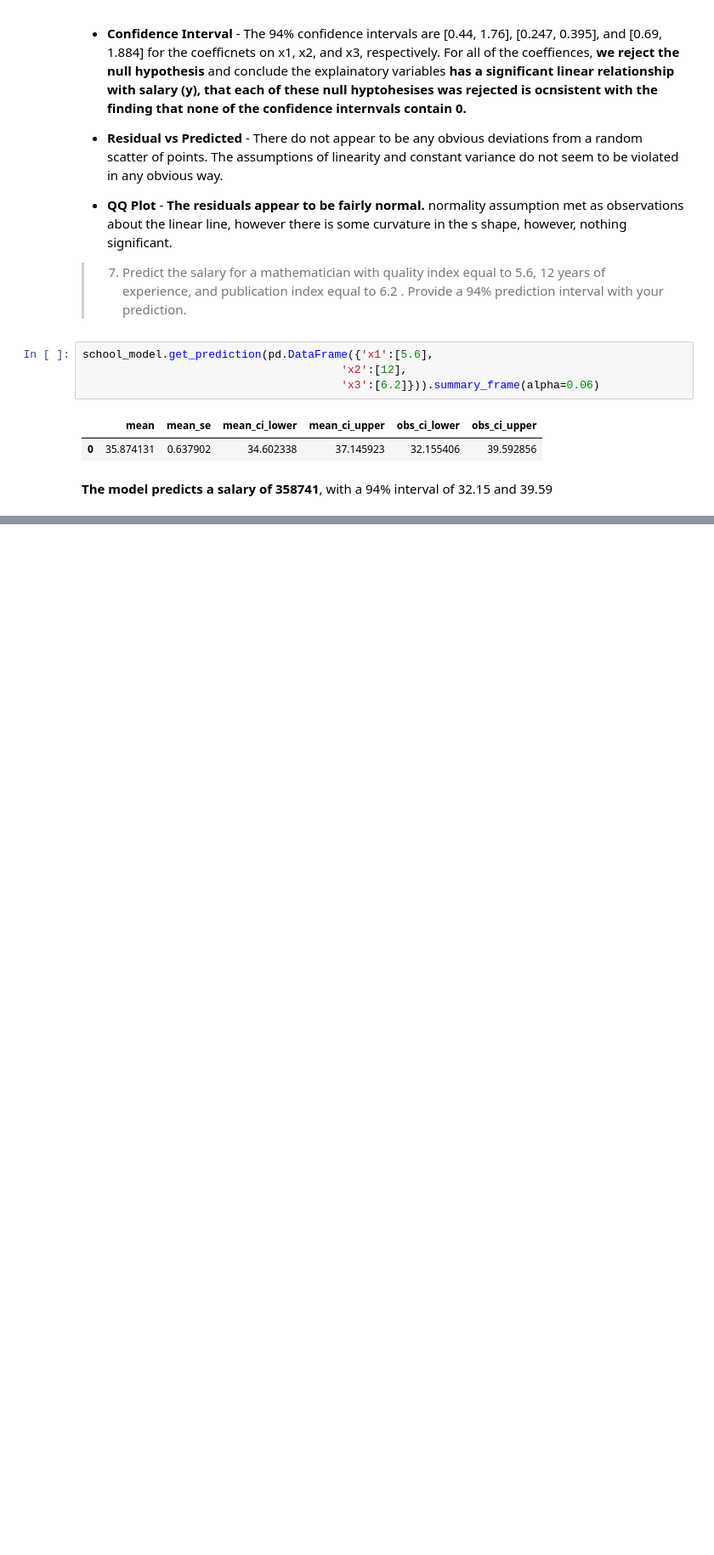
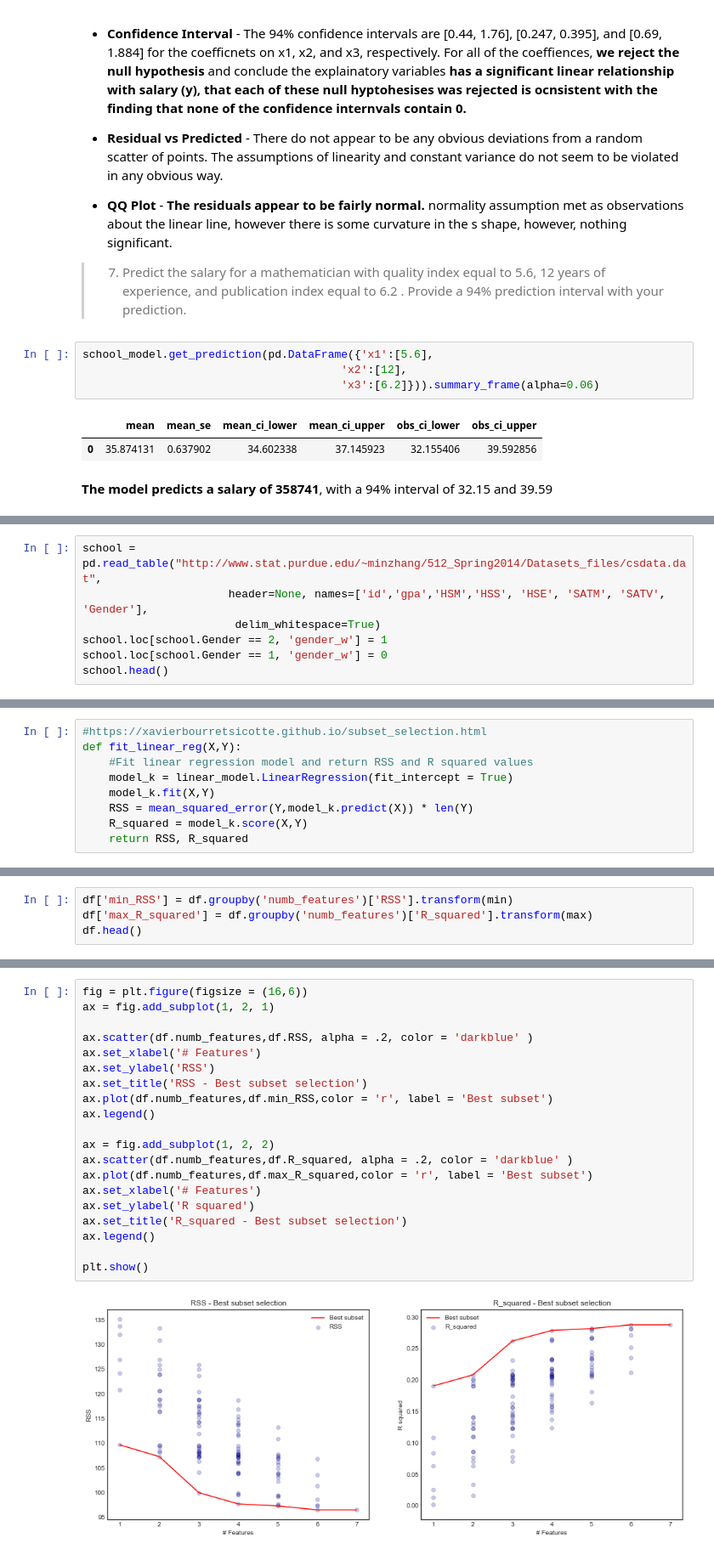
Before and after one commit to naivelogic/Machine_Learning_Notebooks, a Jupyter notebook: Data_Science/Stats Foundation/Regression Methods/[lab] Purdue Applied Regression Analysis.ipynb, the cells around one changed output, grey strips where cells are left out. Shown at 85% size. Cells and saved outputs as stored; diff of their text form; blank space fills up the shorter version.

```diff
--- a/Data_Science/Stats Foundation/Regression Methods/[lab] Purdue Applied Regression Analysis.ipynb
+++ b/Data_Science/Stats Foundation/Regression Methods/[lab] Purdue Applied Regression Analysis.ipynb
@@ -543,0 +725,7 @@ __The model predicts a salary of 358741__, with a 94% interval of 32.15 and 39.5
+# %%
+school = pd.read_table("http://www.stat.purdue.edu/~minzhang/512_Spring2014/Datasets_files/csdata.dat",
+                      header=None, names=['id','gpa','HSM','HSS', 'HSE', 'SATM', 'SATV', 'Gender'],
+                       delim_whitespace=True)
+school.loc[school.Gender == 2, 'gender_w'] = 1
+school.loc[school.Gender == 1, 'gender_w'] = 0
+school.head()
@@ -543,0 +770,9 @@ __The model predicts a salary of 358741__, with a 94% interval of 32.15 and 39.5
+# %%
+#https://xavierbourretsicotte.github.io/subset_selection.html
+def fit_linear_reg(X,Y):
+    #Fit linear regression model and return RSS and R squared values
+    model_k = linear_model.LinearRegression(fit_intercept = True)
+    model_k.fit(X,Y)
+    RSS = mean_squared_error(Y,model_k.predict(X)) * len(Y)
+    R_squared = model_k.score(X,Y)
+    return RSS, R_squared
@@ -543,0 +832,4 @@ __The model predicts a salary of 358741__, with a 94% interval of 32.15 and 39.5
+# %%
+df['min_RSS'] = df.groupby('numb_features')['RSS'].transform(min)
+df['max_R_squared'] = df.groupby('numb_features')['R_squared'].transform(max)
+df.head()
@@ -543,0 +845,22 @@ __The model predicts a salary of 358741__, with a 94% interval of 32.15 and 39.5
+# %%
+fig = plt.figure(figsize = (16,6))
+ax = fig.add_subplot(1, 2, 1)
+
+ax.scatter(df.numb_features,df.RSS, alpha = .2, color = 'darkblue' )
+ax.set_xlabel('# Features')
+ax.set_ylabel('RSS')
+ax.set_title('RSS - Best subset selection')
+ax.plot(df.numb_features,df.min_RSS,color = 'r', label = 'Best subset')
+ax.legend()
+
+ax = fig.add_subplot(1, 2, 2)
+ax.scatter(df.numb_features,df.R_squared, alpha = .2, color = 'darkblue' )
+ax.plot(df.numb_features,df.max_R_squared,color = 'r', label = 'Best subset')
+ax.set_xlabel('# Features')
+ax.set_ylabel('R squared')
+ax.set_title('R_squared - Best subset selection')
+ax.legend()
+
+plt.show()
+# %% [output]
+[figure, added]
```
Also changed, not shown: parts of 46 cells of this notebook.
